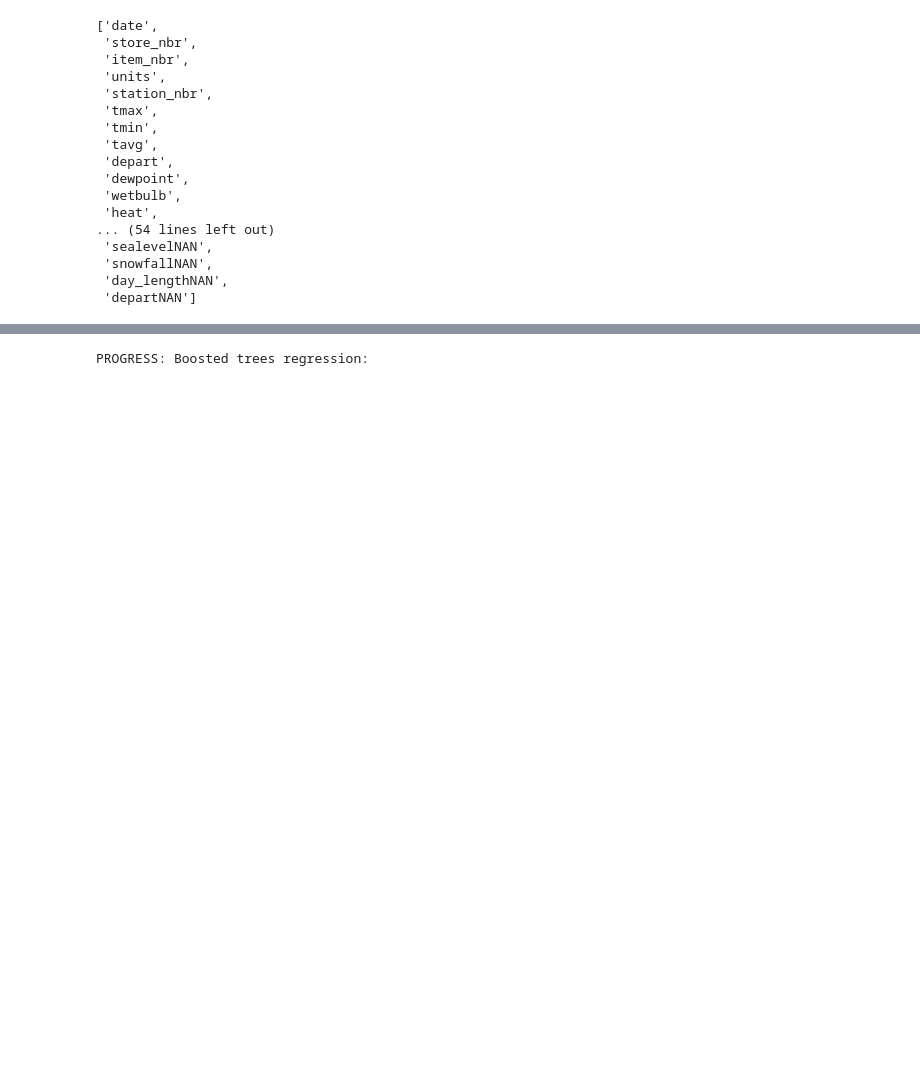
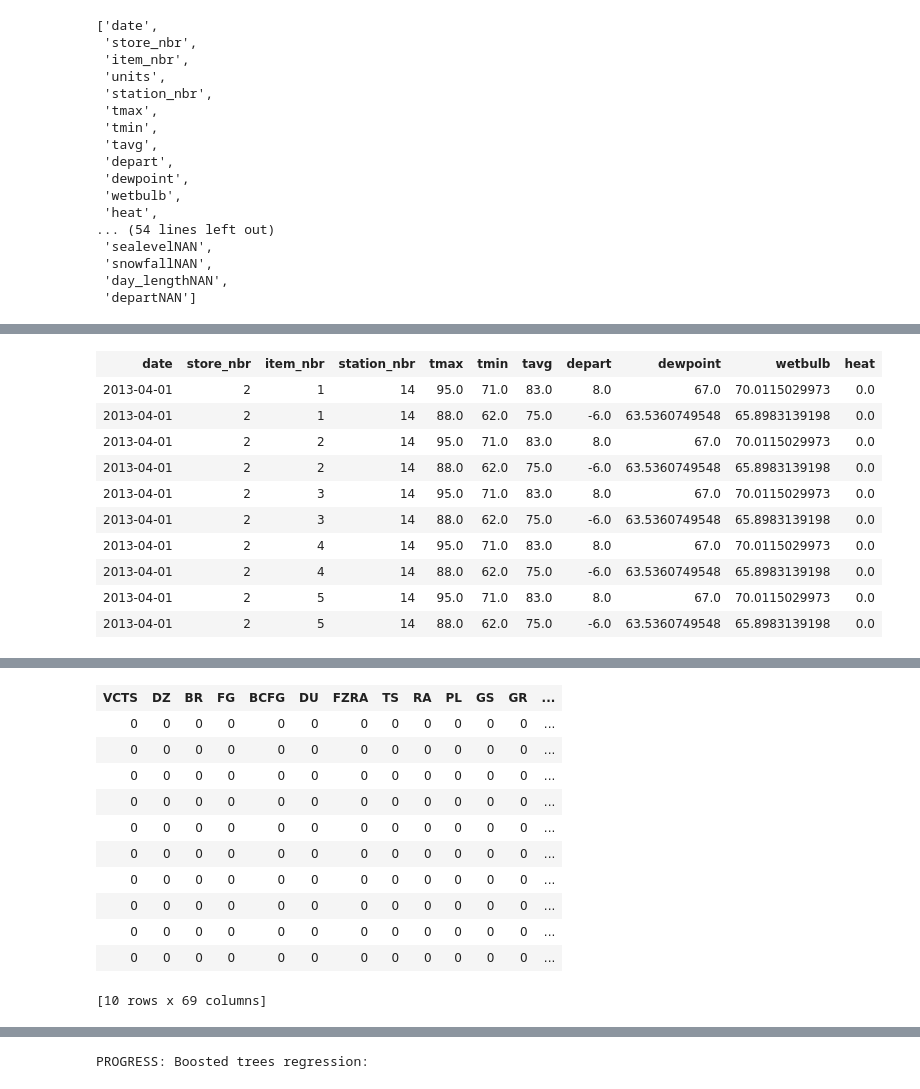
Before and after one commit to ternaus/kaggle_wallmart, a Jupyter notebook: GraphLab approach.ipynb, the cells around one changed output, grey strips where cells are left out. Cells and saved outputs as stored; diff of their text form; code cells hidden in the pictures; blank space fills up the shorter version.

```diff
--- a/GraphLab approach.ipynb
+++ b/GraphLab approach.ipynb
@@ -220,3 +356,17 @@ def merge_data(df):
     return ''.join([str(df["store_nbr"]), "_", str(df["item_nbr"]), "_", df["date"]])
 # %%
 submission["id"] = testing[["store_nbr", "item_nbr", "date"]].apply(merge_data)
+# %%
+testing.head()
+# %% [output]
+| date | store_nbr | item_nbr | station_nbr | tmax | tmin | tavg | depart | dewpoint | wetbulb | heat |
+| 2013-04-01 | 2 | 1 | 14 | 95.0 | 71.0 | 83.0 | 8.0 | 67.0 | 70.0115029973 | 0.0 |
+| 2013-04-01 | 2 | 1 | 14 | 88.0 | 62.0 | 75.0 | -6.0 | 63.5360749548 | 65.8983139198 | 0.0 |
+| 2013-04-01 | 2 | 2 | 14 | 95.0 | 71.0 | 83.0 | 8.0 | 67.0 | 70.0115029973 | 0.0 |
+| 2013-04-01 | 2 | 2 | 14 | 88.0 | 62.0 | 75.0 | -6.0 | 63.5360749548 | 65.8983139198 | 0.0 |
+| 2013-04-01 | 2 | 3 | 14 | 95.0 | 71.0 | 83.0 | 8.0 | 67.0 | 70.0115029973 | 0.0 |
+| 2013-04-01 | 2 | 3 | 14 | 88.0 | 62.0 | 75.0 | -6.0 | 63.5360749548 | 65.8983139198 | 0.0 |
+| 2013-04-01 | 2 | 4 | 14 | 95.0 | 71.0 | 83.0 | 8.0 | 67.0 | 70.0115029973 | 0.0 |
+| 2013-04-01 | 2 | 4 | 14 | 88.0 | 62.0 | 75.0 | -6.0 | 63.5360749548 | 65.8983139198 | 0.0 |
+| 2013-04-01 | 2 | 5 | 14 | 95.0 | 71.0 | 83.0 | 8.0 | 67.0 | 70.0115029973 | 0.0 |
+| 2013-04-01 | 2 | 5 | 14 | 88.0 | 62.0 | 75.0 | -6.0 | 63.5360749548 | 65.8983139198 | 0.0 |
@@ -223,3 +384,15 @@ submission["id"] = testing[["store_nbr", "item_nbr", "date"]].apply(merge_data)
+| VCTS | DZ | BR | FG | BCFG | DU | FZRA | TS | RA | PL | GS | GR | ... |
+| 0 | 0 | 0 | 0 | 0 | 0 | 0 | 0 | 0 | 0 | 0 | 0 | ... |
+| 0 | 0 | 0 | 0 | 0 | 0 | 0 | 0 | 0 | 0 | 0 | 0 | ... |
+| 0 | 0 | 0 | 0 | 0 | 0 | 0 | 0 | 0 | 0 | 0 | 0 | ... |
+| 0 | 0 | 0 | 0 | 0 | 0 | 0 | 0 | 0 | 0 | 0 | 0 | ... |
+| 0 | 0 | 0 | 0 | 0 | 0 | 0 | 0 | 0 | 0 | 0 | 0 | ... |
+| 0 | 0 | 0 | 0 | 0 | 0 | 0 | 0 | 0 | 0 | 0 | 0 | ... |
+| 0 | 0 | 0 | 0 | 0 | 0 | 0 | 0 | 0 | 0 | 0 | 0 | ... |
+| 0 | 0 | 0 | 0 | 0 | 0 | 0 | 0 | 0 | 0 | 0 | 0 | ... |
+| 0 | 0 | 0 | 0 | 0 | 0 | 0 | 0 | 0 | 0 | 0 | 0 | ... |
+| 0 | 0 | 0 | 0 | 0 | 0 | 0 | 0 | 0 | 0 | 0 | 0 | ... |
+[10 rows x 69 columns]
 # %%
 import pandas as pd
 result = submission
```
Also changed, not shown: parts of 17 cells of this notebook, 4 other files.
